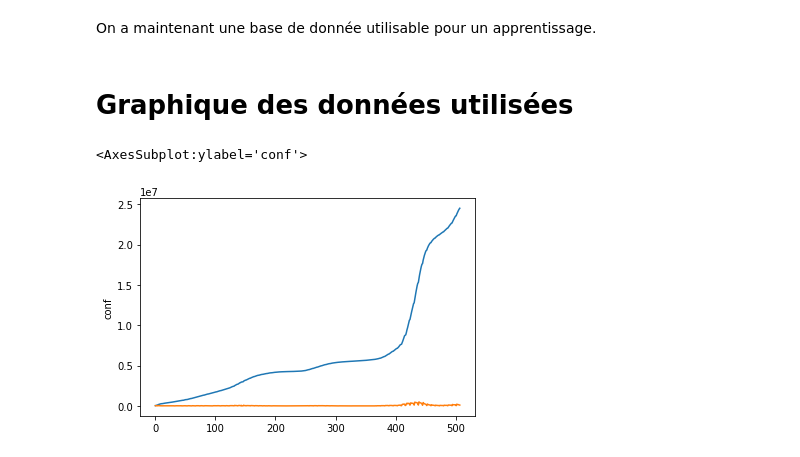
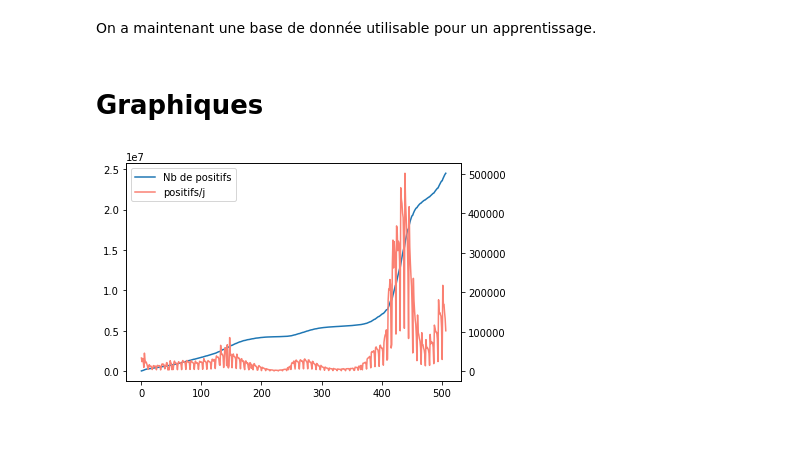
Before and after one commit to Louis-desc/Intelligence-artificielle, a Jupyter notebook: analyse.ipynb, the cells around one changed output. Drawn from its saved outputs; the diff is of its cells as text; code cells hidden in the pictures.

Commit message:
Graphiques

```diff
--- a/analyse.ipynb
+++ b/analyse.ipynb
@@ -66,16 +66,14 @@ table
 508 rows × 10 columns
 # %% [markdown]
 On a maintenant une base de donnée utilisable pour un apprentissage.
-# %%
-table.drop(columns=['dchosp','esms_dc'], inplace=True)
-table.to_csv("./Dataframe_clean.csv")
-# %% [markdown]
-# Graphique des données utilisées
-# %%
-import seaborn as sb
-
-sb.lineplot(y = table['conf'], x= range(508),legend="Tous les cas confirmés")
-sb.lineplot(y = table['conf_j1'], x = range(508), legend="Cas confirmés sur 1j")
-# %% [output]
-<AxesSubplot:ylabel='conf'>
-[figure, removed]
+# %% [markdown]
+# Graphiques
+# %%
+fig, ax = plt.subplots()
+l1, = ax.plot(range(508), table['conf'])
+axb = ax.twinx()
+l2, = axb.plot(range(508),table['conf_j1'],color="salmon")
+plt.legend([l1,l2],['Nb de positifs','positifs/j'])
+plt.show()
+# %% [output]
+[figure, added]
```
Also changed, not shown: parts of 2 cells of this notebook, 1 other file.
